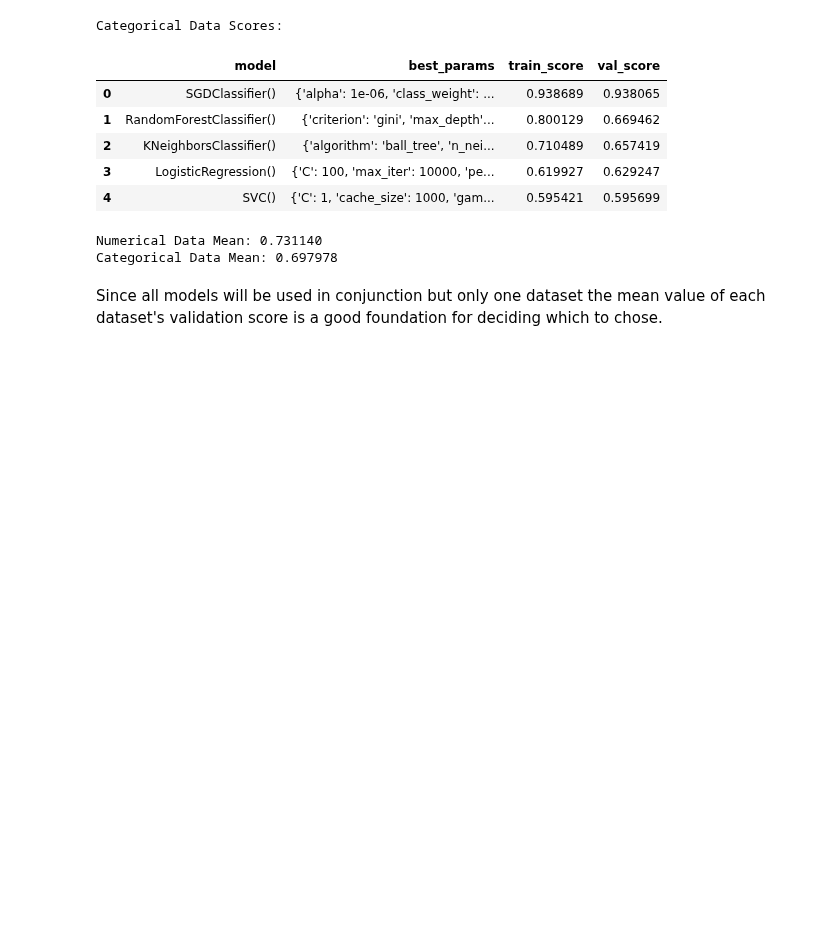
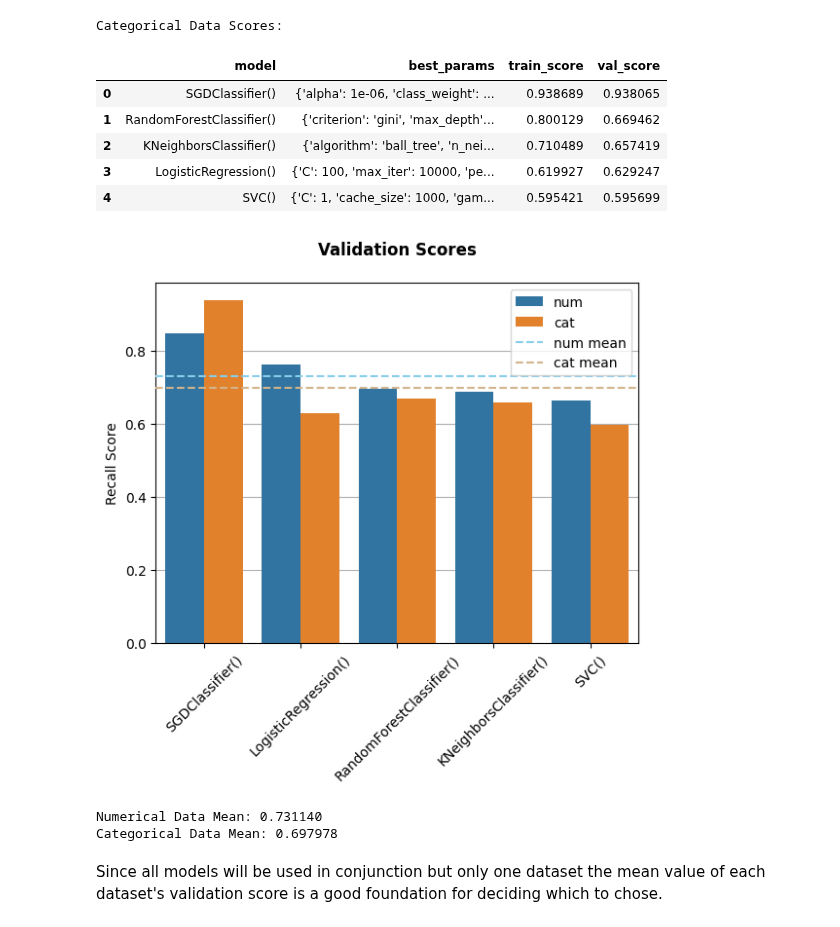
Before and after one commit to AlbotGoodman/machine-learning, a Jupyter notebook: lab/report.ipynb, the cells around one changed output. Cells and saved outputs as stored; diff of their text form; code cells hidden in the pictures; blank space fills up the shorter version.

Commit message:
[LAB] added a visual element instead of tables

```diff
--- a/lab/report.ipynb
+++ b/lab/report.ipynb
@@ -137,6 +146,10 @@ Categorical Data Scores:
 | 2 | KNeighborsClassifier() | {'algorithm': 'ball_tree', 'n_nei... | 0.710489 | 0.657419 |
 | 3 | LogisticRegression() | {'C': 100, 'max_iter': 10000, 'pe... | 0.619927 | 0.629247 |
 | 4 | SVC() | {'C': 1, 'cache_size': 1000, 'gam... | 0.595421 | 0.595699 |
+# %%
+Visualisation.result_comparison()
+# %% [output]
+[figure, added]
 # %%
 print(f"Numerical Data Mean: {num_scores.table["val_score"].mean():.6f}")
 print(f"Categorical Data Mean: {cat_scores.table["val_score"].mean():.6f}")
```
Also changed, not shown: parts of 6 cells of this notebook, 1 other file.
